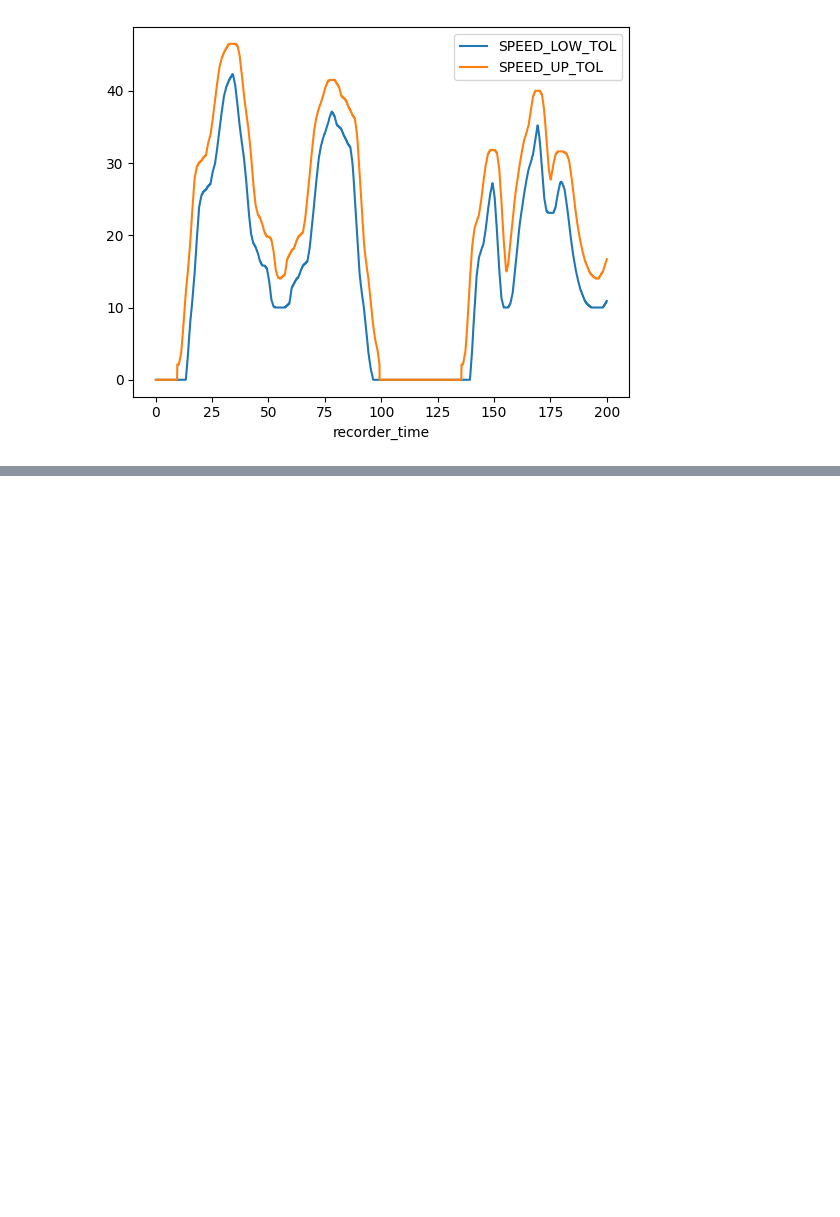
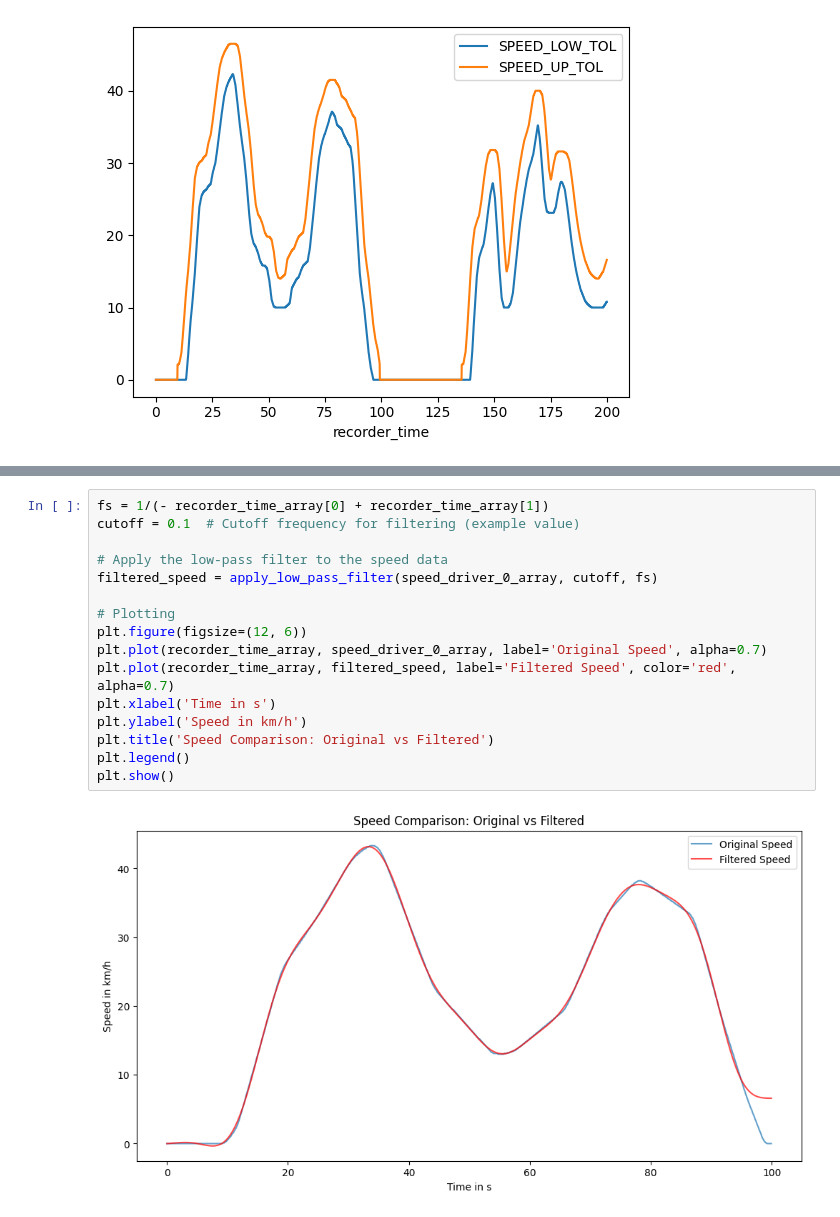
Before and after one commit to SiulRek/vehicle-testing-project, a Jupyter notebook: code/algorithm_evaluation.ipynb, the cells around one changed output, grey strips where cells are left out. Drawn from its saved outputs; the diff is of its cells as text; blank space fills up the shorter version.

```diff
--- a/code/algorithm_evaluation.ipynb
+++ b/code/algorithm_evaluation.ipynb
@@ -103,0 +226,18 @@ plt.legend()
+# %%
+fs = 1/(- recorder_time_array[0] + recorder_time_array[1])
+cutoff = 0.1  # Cutoff frequency for filtering (example value)
+
+# Apply the low-pass filter to the speed data
+filtered_speed = apply_low_pass_filter(speed_driver_0_array, cutoff, fs)
+
+# Plotting
+plt.figure(figsize=(12, 6))
+plt.plot(recorder_time_array, speed_driver_0_array, label='Original Speed', alpha=0.7)
+plt.plot(recorder_time_array, filtered_speed, label='Filtered Speed', color='red', alpha=0.7)
+plt.xlabel('Time in s')
+plt.ylabel('Speed in km/h')
+plt.title('Speed Comparison: Original vs Filtered')
+plt.legend()
+plt.show()
+# %% [output]
+[figure, added]
```
Also changed, not shown: parts of 14 cells of this notebook.
